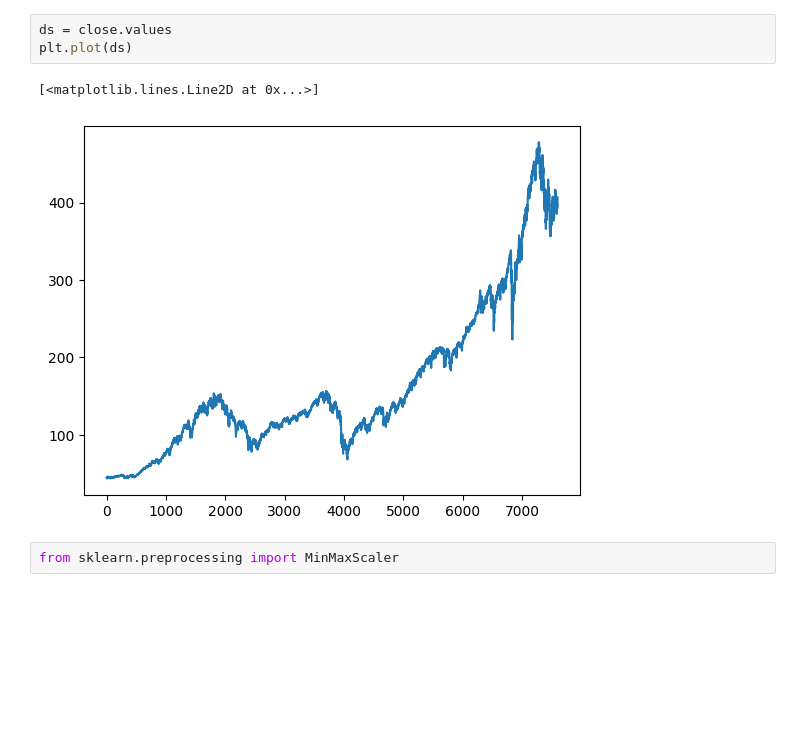
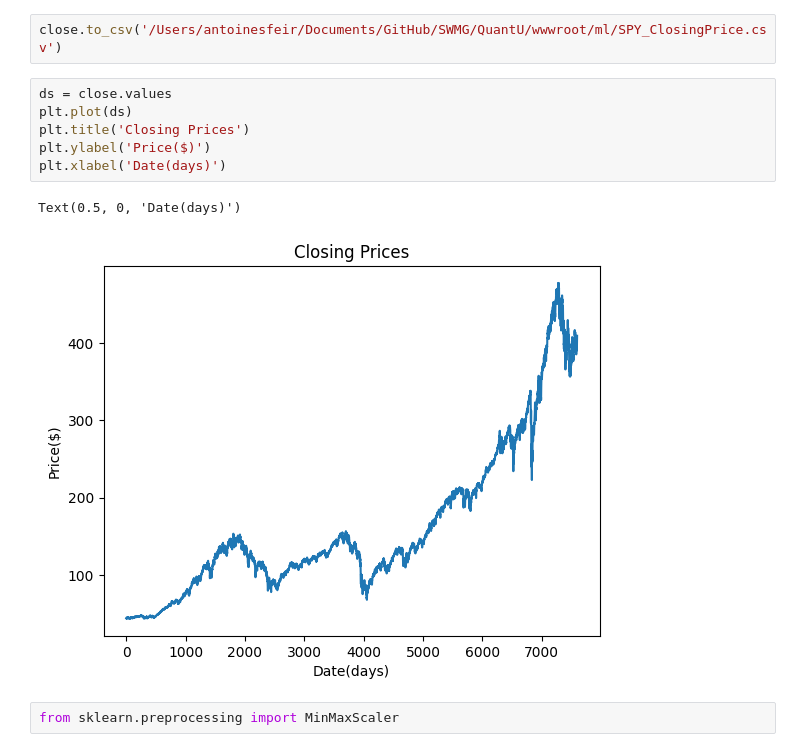
Before and after one commit to PeyPeyPG/SWMG, a Jupyter notebook: QuantU/wwwroot/ml/StockMarket_Forcast copy.ipynb, the cells around one changed output. Drawn from its saved outputs; the diff is of its cells as text; blank space fills up the shorter version.

```diff
--- a/QuantU/wwwroot/ml/StockMarket_Forcast copy.ipynb
+++ b/QuantU/wwwroot/ml/StockMarket_Forcast copy.ipynb
@@ -38,9 +25,14 @@ close.plot()
+# %%
+close.to_csv('/Users/antoinesfeir/Documents/GitHub/SWMG/QuantU/wwwroot/ml/SPY_ClosingPrice.csv')
 # %%
 ds = close.values
 plt.plot(ds)
+plt.title('Closing Prices')
+plt.ylabel('Price($)')
+plt.xlabel('Date(days)')
 # %% [output]
-[<matplotlib.lines.Line2D at 0x...>]
+Text(0.5, 0, 'Date(days)')
-[figure, old version]
+[figure, new version]
 # %%
 from sklearn.preprocessing import MinMaxScaler
 # %%
```
Also changed, not shown: parts of 17 cells of this notebook, 13 other files.
